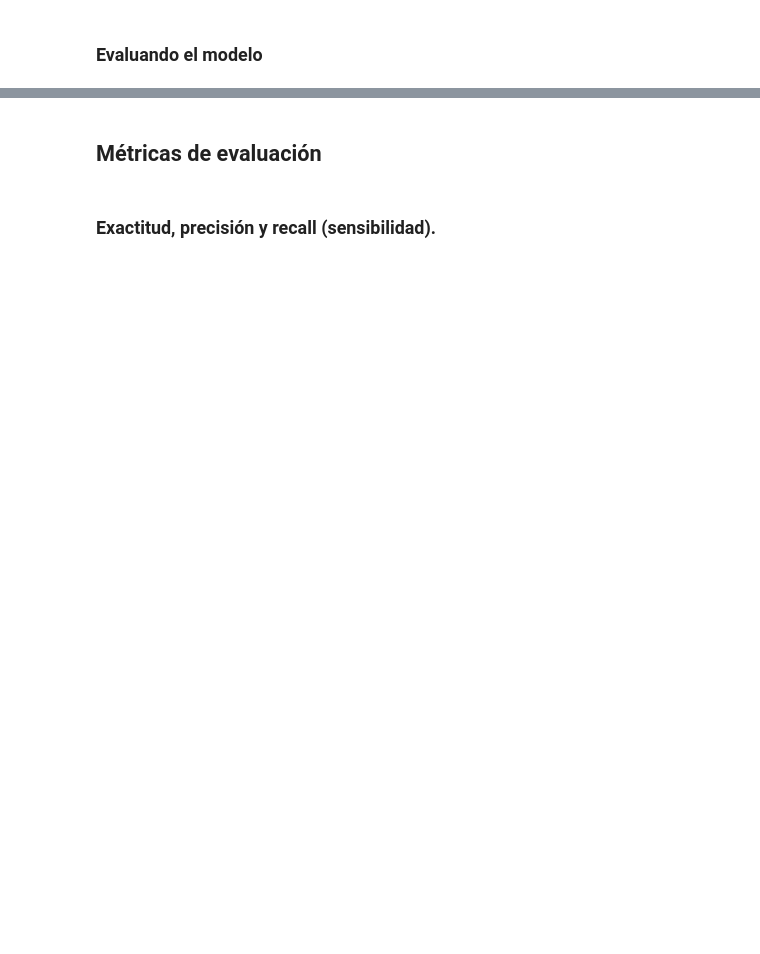
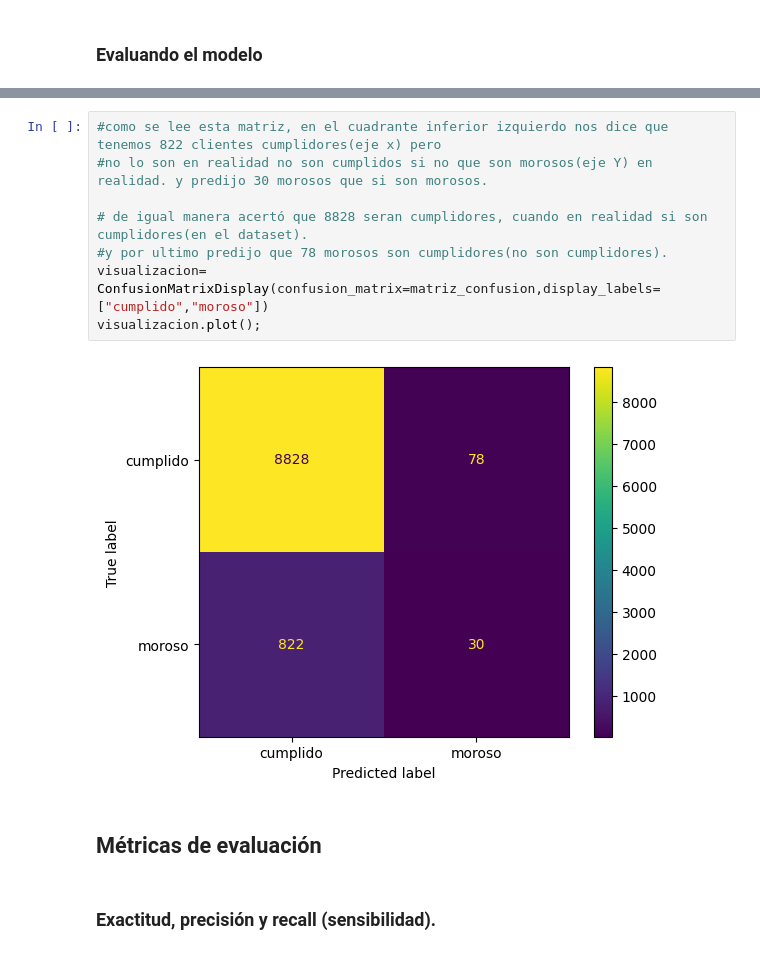
Before and after one commit to Ivan8Garcia/data-science, a Jupyter notebook: Clasificacion_validacion_y_metricas.ipynb, the cells around one changed output, grey strips where cells are left out. Saved outputs shown, nothing was run; the diff lists cells and outputs as text; blank space fills up the shorter version.

```diff
--- a/Clasificacion_validacion_y_metricas.ipynb
+++ b/Clasificacion_validacion_y_metricas.ipynb
@@ -35,3 +111,13 @@ Con el objetivo de verificar la capacidad de generalización de un modelo, debem
+# %%
+#como se lee esta matriz, en el cuadrante inferior izquierdo nos dice que tenemos 822 clientes cumplidores(eje x) pero
+#no lo son en realidad no son cumplidos si no que son morosos(eje Y) en realidad. y predijo 30 morosos que si son morosos.
+
+# de igual manera acertó que 8828 seran cumplidores, cuando en realidad si son cumplidores(en el dataset).
+#y por ultimo predijo que 78 morosos son cumplidores(no son cumplidores).
+visualizacion= ConfusionMatrixDisplay(confusion_matrix=matriz_confusion,display_labels=["cumplido","moroso"])
+visualizacion.plot();
+# %% [output]
+[figure, added]
 # %% [markdown]
 ## <font color='dark'>Métricas de evaluación</h1>
 # %% [markdown]
```
Also changed, not shown: parts of 21 cells of this notebook.
